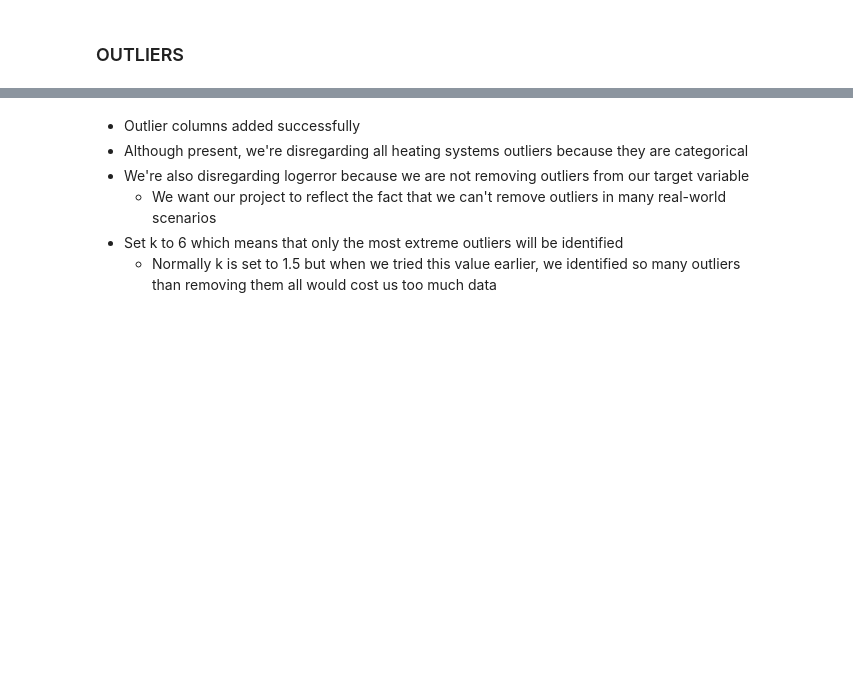
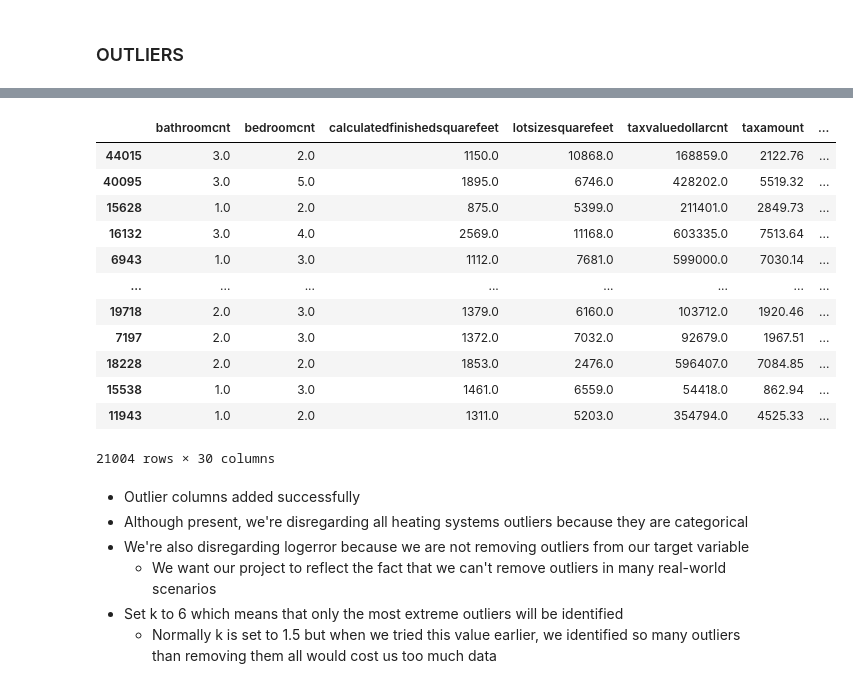
Before and after one commit to SamuelD-Data/zillow_clustering_project, a Jupyter notebook: zillow_clustering_project_notebook.ipynb, the cells around one changed output, grey strips where cells are left out. Saved outputs shown, nothing was run; the diff lists cells and outputs as text; code cells hidden in the pictures; blank space fills up the shorter version.

```diff
--- a/zillow_clustering_project_notebook.ipynb
+++ b/zillow_clustering_project_notebook.ipynb
@@ -427,3 +418,19 @@ train.head(2)
+# %%
+handle_outliers(train, 6)
+# %% [output]
+|  | bathroomcnt | bedroomcnt | calculatedfinishedsquarefeet | lotsizesquarefeet | taxvaluedollarcnt | taxamount | ... |
+| 44015 | 3.0 | 2.0 | 1150.0 | 10868.0 | 168859.0 | 2122.76 | ... |
+| 40095 | 3.0 | 5.0 | 1895.0 | 6746.0 | 428202.0 | 5519.32 | ... |
+| 15628 | 1.0 | 2.0 | 875.0 | 5399.0 | 211401.0 | 2849.73 | ... |
+| 16132 | 3.0 | 4.0 | 2569.0 | 11168.0 | 603335.0 | 7513.64 | ... |
+| 6943 | 1.0 | 3.0 | 1112.0 | 7681.0 | 599000.0 | 7030.14 | ... |
+| ... | ... | ... | ... | ... | ... | ... | ... |
+| 19718 | 2.0 | 3.0 | 1379.0 | 6160.0 | 103712.0 | 1920.46 | ... |
+| 7197 | 2.0 | 3.0 | 1372.0 | 7032.0 | 92679.0 | 1967.51 | ... |
+| 18228 | 2.0 | 2.0 | 1853.0 | 2476.0 | 596407.0 | 7084.85 | ... |
+| 15538 | 1.0 | 3.0 | 1461.0 | 6559.0 | 54418.0 | 862.94 | ... |
+| 11943 | 1.0 | 2.0 | 1311.0 | 5203.0 | 354794.0 | 4525.33 | ... |
+21004 rows × 30 columns
 # %% [markdown]
 - Outlier columns added successfully
 - Although present, we're disregarding all heating systems outliers because they are categorical
```
Also changed, not shown: parts of 17 cells of this notebook, 1 other file.
